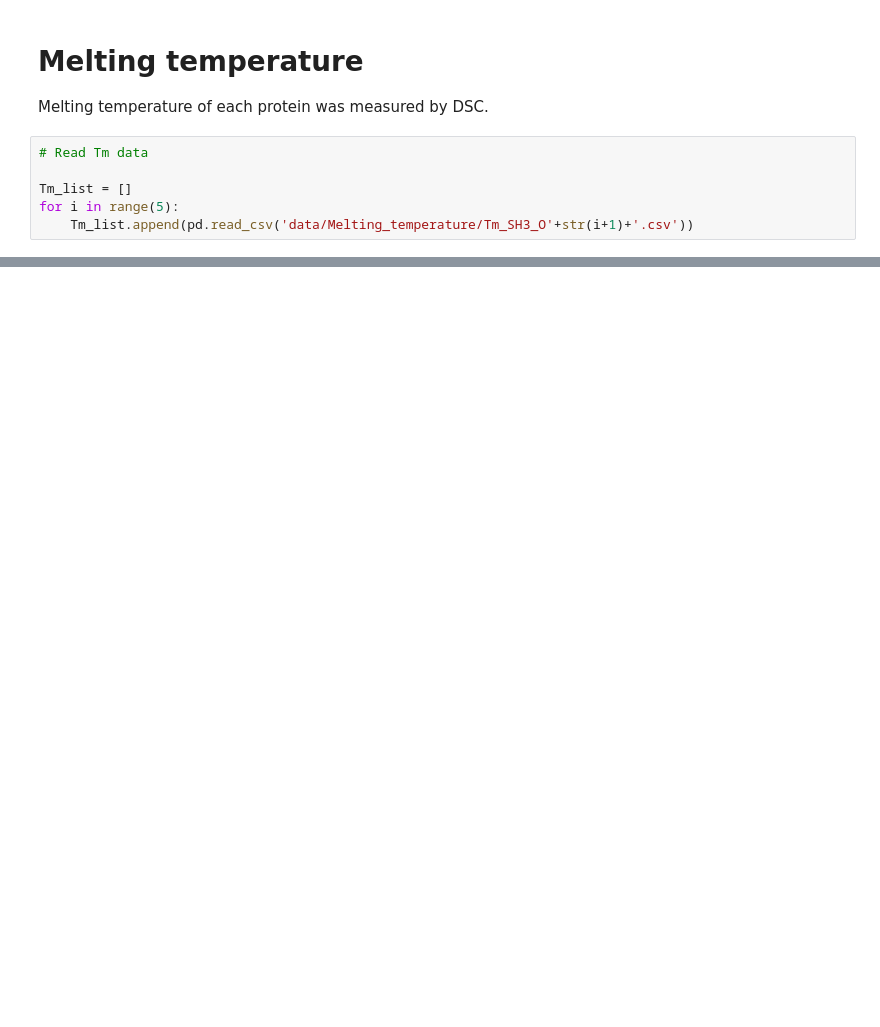
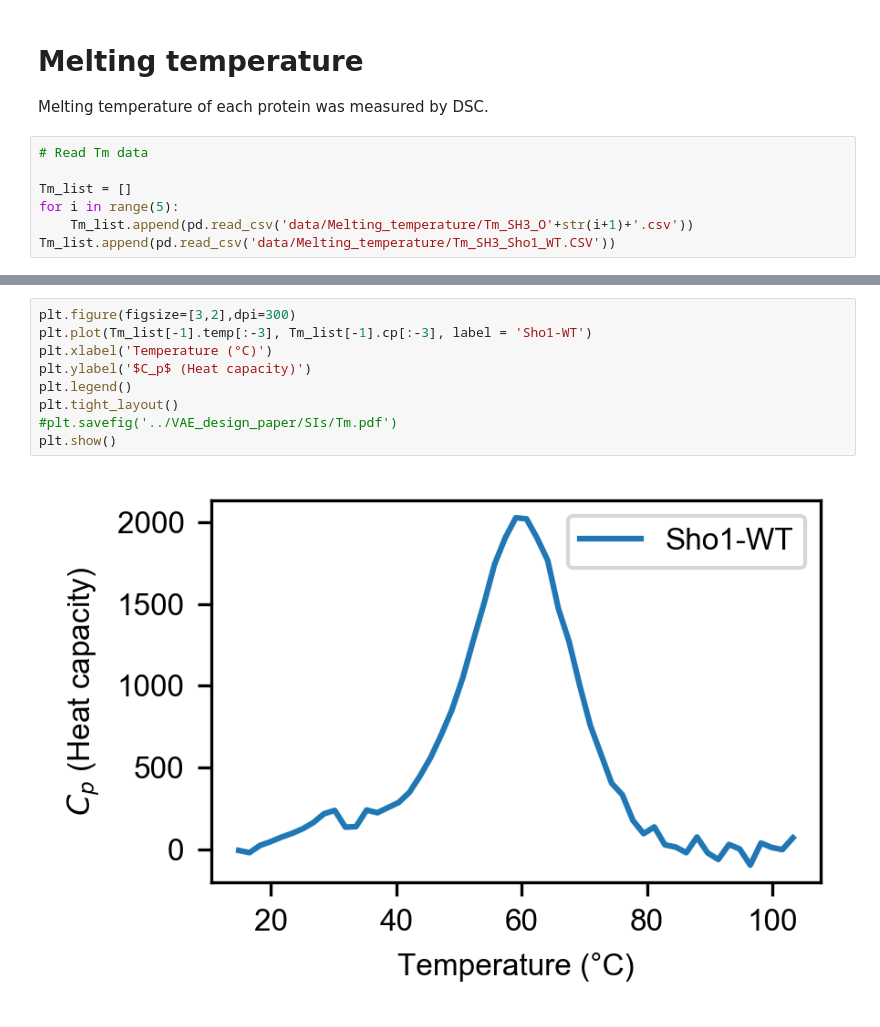
Before and after one commit to chemgeeklian/SH3_orthology_paper_analysis, a Jupyter notebook: binding_assay_and_Tm.ipynb, the cells around one changed output, grey strips where cells are left out. Drawn from its saved outputs; the diff is of its cells as text; blank space fills up the shorter version.

```diff
--- a/binding_assay_and_Tm.ipynb
+++ b/binding_assay_and_Tm.ipynb
@@ -162,3 +178,4 @@ Melting temperature of each protein was measured by DSC.
 Tm_list = []
 for i in range(5):
     Tm_list.append(pd.read_csv('data/Melting_temperature/Tm_SH3_O'+str(i+1)+'.csv'))
+Tm_list.append(pd.read_csv('data/Melting_temperature/Tm_SH3_Sho1_WT.CSV'))
@@ -194,3 +191,14 @@ plt.savefig('../VAE_design_paper/SIs/Tm.pdf')
 plt.show()
 # %% [output]
 [figure]
+# %%
+plt.figure(figsize=[3,2],dpi=300)
+plt.plot(Tm_list[-1].temp[:-3], Tm_list[-1].cp[:-3], label = 'Sho1-WT')
+plt.xlabel('Temperature (°C)')
+plt.ylabel('$C_p$ (Heat capacity)')
+plt.legend()
+plt.tight_layout()
+#plt.savefig('../VAE_design_paper/SIs/Tm.pdf')
+plt.show()
+# %% [output]
+[figure, added]
```
Also changed, not shown: parts of 6 cells of this notebook, 3 other files.
